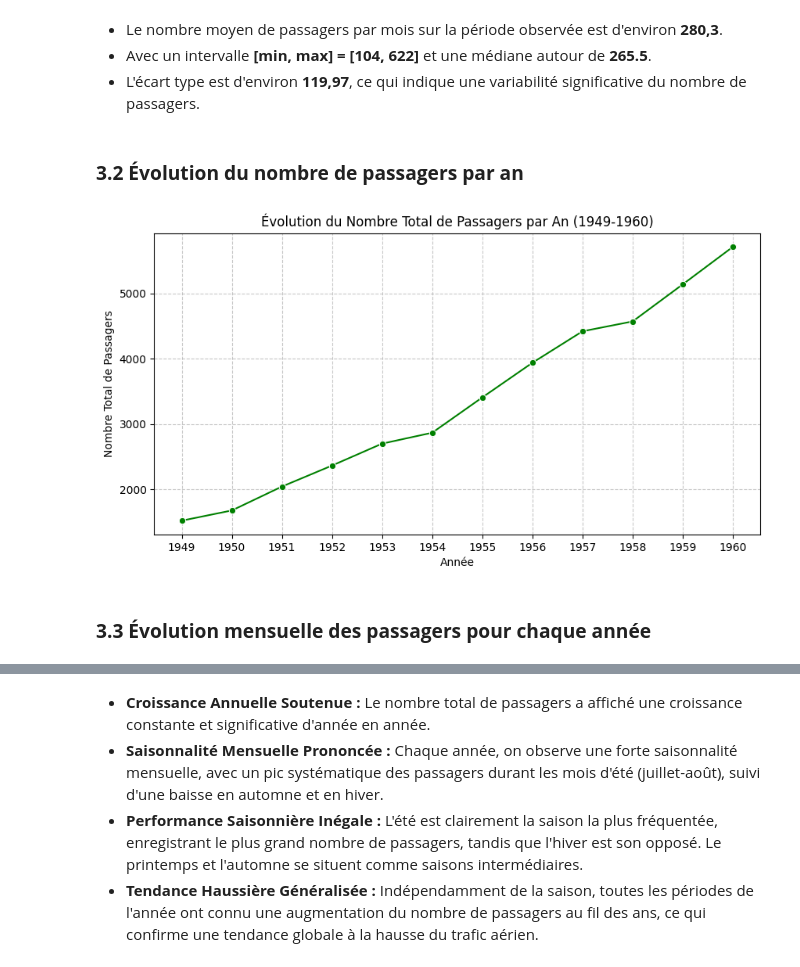
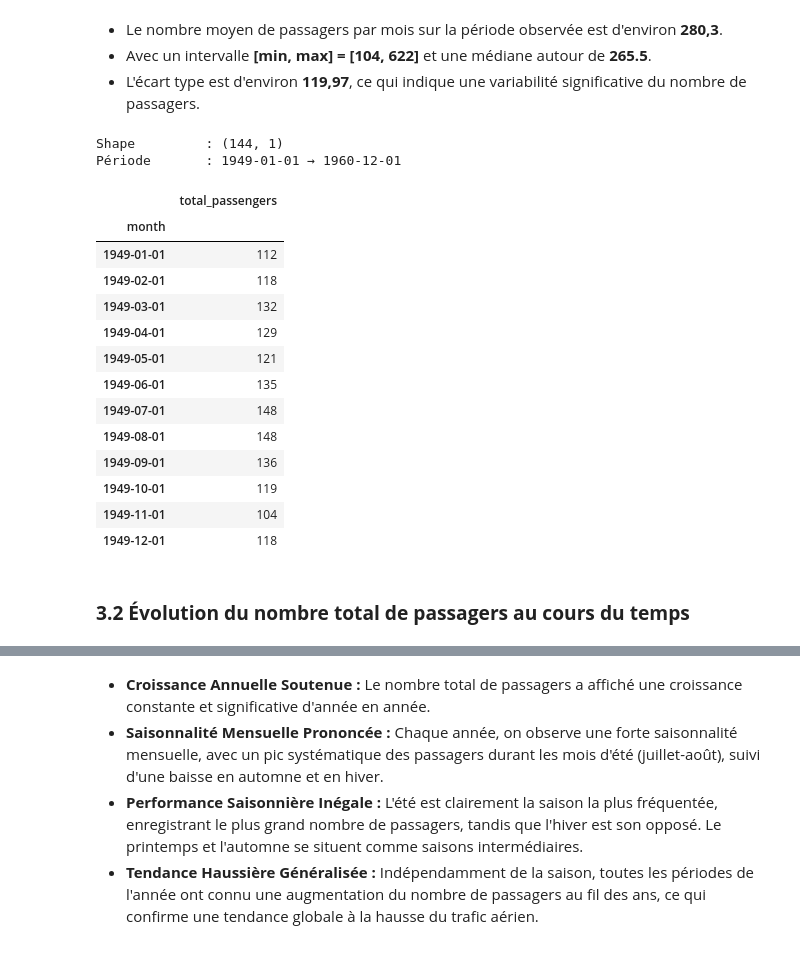
Before and after one commit to keinlarry/Airline-Passengers, a Jupyter notebook: notebook/Airline_Passengers.ipynb, the cells around one changed output, grey strips where cells are left out. Drawn from its saved outputs; the diff is of its cells as text; code cells hidden in the pictures.

```diff
--- a/notebook/Airline_Passengers.ipynb
+++ b/notebook/Airline_Passengers.ipynb
@@ -108,5 +108,34 @@ data.describe().T
 * Le nombre moyen de passagers par mois sur la période observée est d'environ **280,3**.
 * Avec un intervalle **[min, max] = [104, 622]** et une médiane autour de **265.5**.
 * L'écart type est d'environ **119,97**, ce qui indique une variabilité significative du nombre de passagers.
+# %%
+# Comme on travaille sur des séries temporelles, on va mettre le temps en index
+data['month'] = pd.to_datetime(data['month'])
+data = data.set_index('month')
+data.index.freq = 'MS'  # Month Start
+
+ts = data['total_passengers']
+
+print(f'Shape         : {data.shape}')
+print(f'Période       : {data.index.min().date()} → {data.index.max().date()}')
+print()
+data.head(12)
+# %% [output]
+Shape         : (144, 1)
+Période       : 1949-01-01 → 1960-12-01
+|  | total_passengers |
+| month |  |
+| 1949-01-01 | 112 |
+| 1949-02-01 | 118 |
+| 1949-03-01 | 132 |
+| 1949-04-01 | 129 |
+| 1949-05-01 | 121 |
+| 1949-06-01 | 135 |
+| 1949-07-01 | 148 |
+| 1949-08-01 | 148 |
+| 1949-09-01 | 136 |
+| 1949-10-01 | 119 |
+| 1949-11-01 | 104 |
+| 1949-12-01 | 118 |
 # %% [markdown]
-### **3.2 Évolution du nombre de passagers par an**
+### **3.2 Évolution du nombre total de passagers au cours du temps**
@@ -117,14 +141,0 @@ annual_passengers = data.groupby('year')['total_passengers'].sum()
-# %%
-# Affichons nos données
-plt.figure(figsize=(10, 5))
-sns.lineplot(x=annual_passengers.index, y=annual_passengers.values, marker='o', color='green')
-plt.title('Évolution du Nombre Total de Passagers par An (1949-1960)')
-plt.xlabel('Année')
-plt.ylabel('Nombre Total de Passagers')
-plt.xticks(annual_passengers.index)
-plt.grid(True, linestyle='--', alpha=0.7)
-plt.show()
-# %% [output]
-[figure, removed]
-# %% [markdown]
-### **3.3 Évolution mensuelle des passagers pour chaque année**
```
Also changed, not shown: parts of 12 cells of this notebook.
